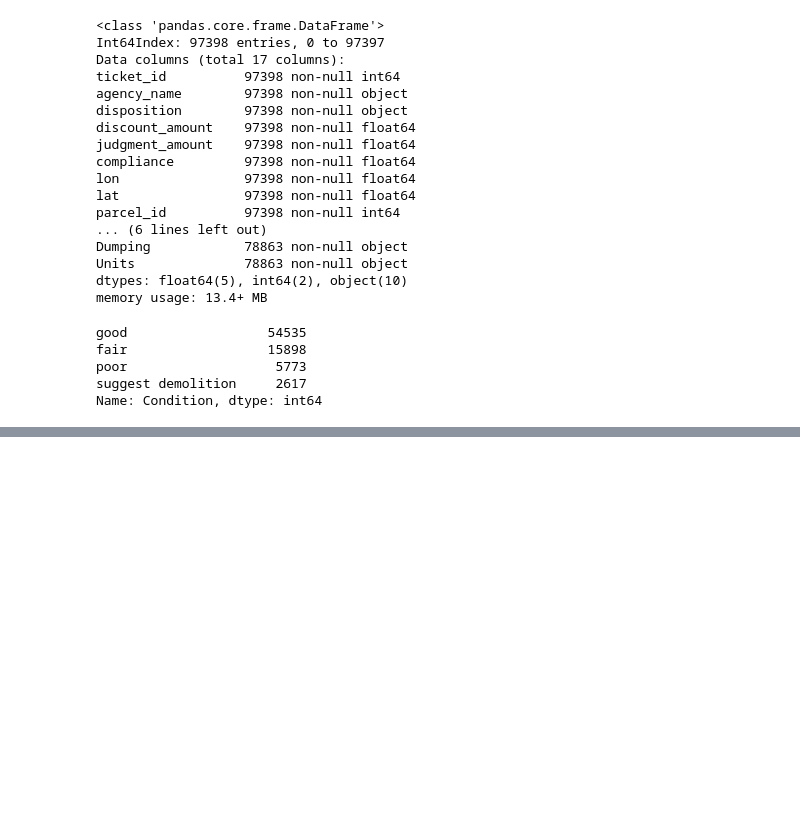
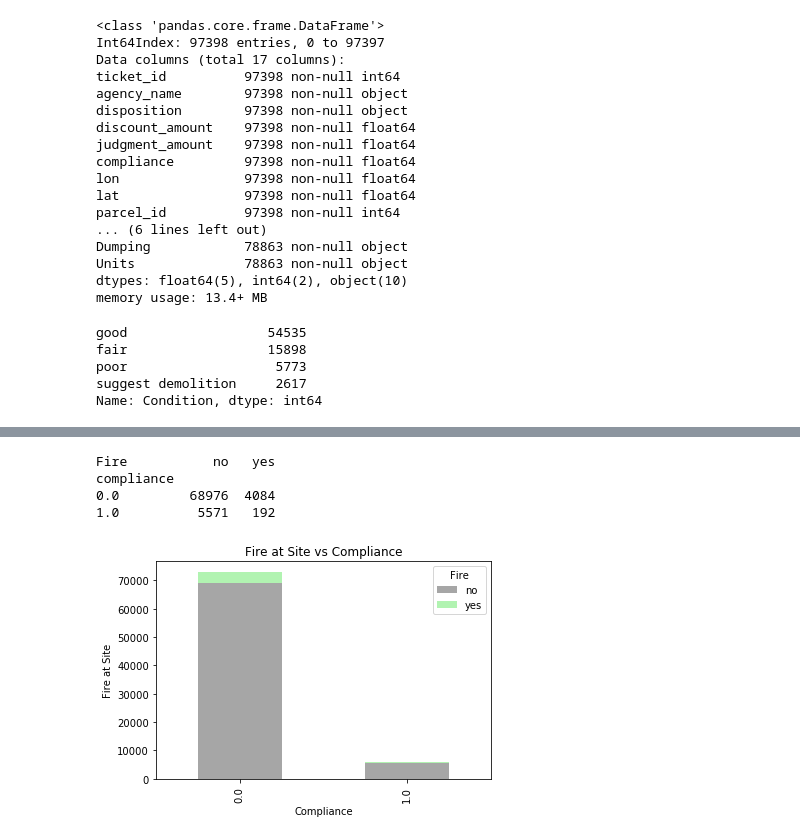
Before and after one commit to Kelvin-Arellano/nyc_mhtn_ds_Project_3, a Jupyter notebook: ingeniring.ipynb, the cells around one changed output, grey strips where cells are left out. Cells and saved outputs as stored; diff of their text form; code cells hidden in the pictures; blank space fills up the shorter version.

```diff
--- a/ingeniring.ipynb
+++ b/ingeniring.ipynb
@@ -322,0 +322,18 @@ compliance
+# %%
+print(df.groupby(['compliance','Fire']).Fire.count().unstack())
+
+#Fire class visualization
+Fire_class = df.groupby(['compliance','Fire']).compliance.count().unstack()
+p1 = Fire_class.plot(kind = 'bar', stacked = True,
+                   title = 'Fire at Site vs Compliance',
+                   color = ['grey','lightgreen',], alpha = .70)
+p1.set_xlabel('Compliance')
+p1.set_ylabel('Fire at Site')
+#plt.savefig('images/Fire_Compliance.png')
+plt.show()
+# %% [output]
+Fire           no   yes
+compliance
+0.0         68976  4084
+1.0          5571   192
+[figure, added]
```
Also changed, not shown: parts of 3 cells of this notebook, 1 other file.
